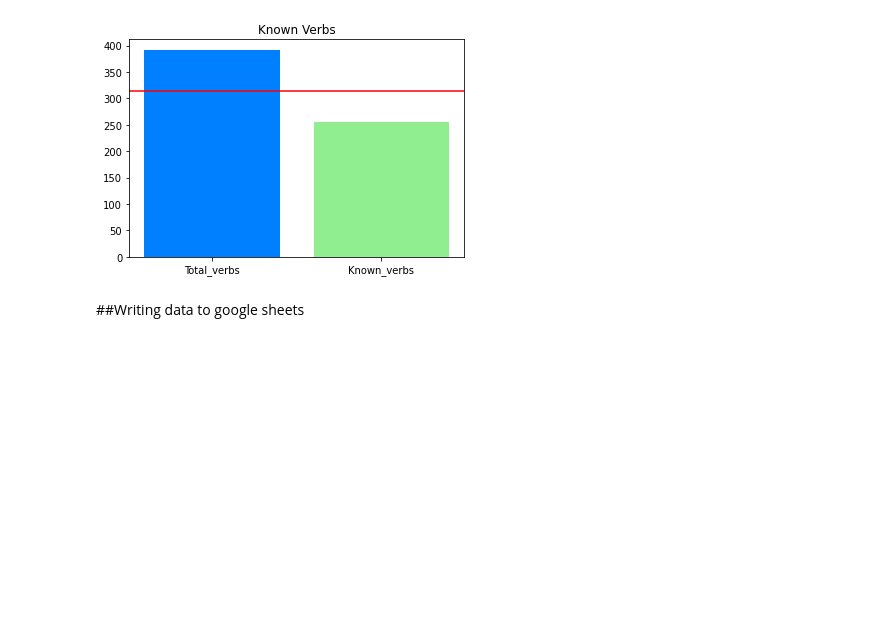
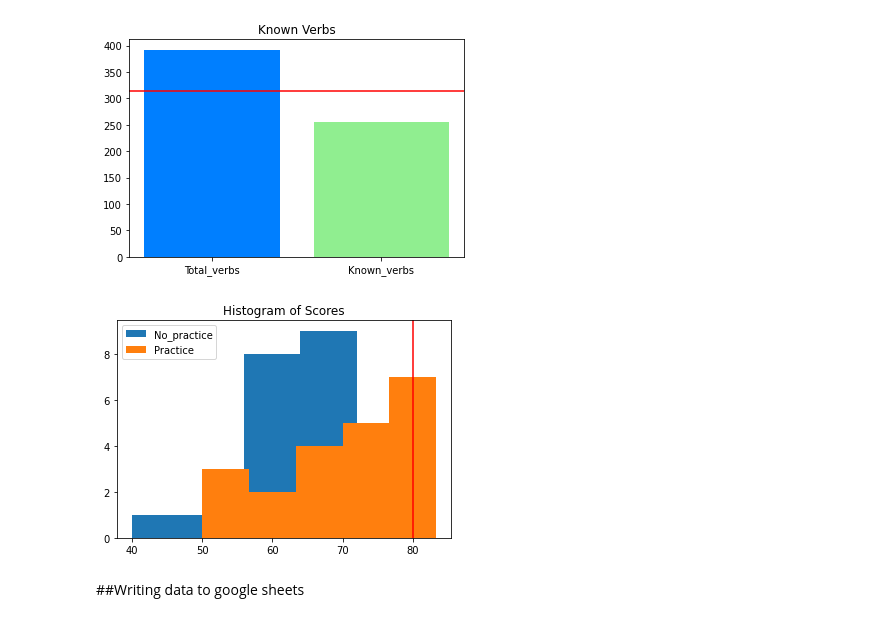
Before and after one commit to gabrielborja/python_data_analysis, a Jupyter notebook: norwegian_grammar.ipynb, the cells around one changed output. Saved outputs shown, nothing was run; the diff lists cells and outputs as text; code cells hidden in the pictures; blank space fills up the shorter version.

Commit message:
Add histogram of tests results

```diff
--- a/norwegian_grammar.ipynb
+++ b/norwegian_grammar.ipynb
@@ -216,3 +217,13 @@ plt.show()
+# %%
+#Visualizing a histogram of test results
+plt.hist(df2['score'][:23], bins=5, label='No_practice')
+plt.hist(df2['score'][23:], bins=5, label='Practice')
+plt.axvline(80, color='r', linestyle='-')
+plt.title('Histogram of Scores')
+plt.legend()
+plt.show()
+# %% [output]
+[figure, added]
 # %% [markdown]
 ##Writing data to google sheets
 # %%
```
Also changed, not shown: parts of 4 cells of this notebook.
